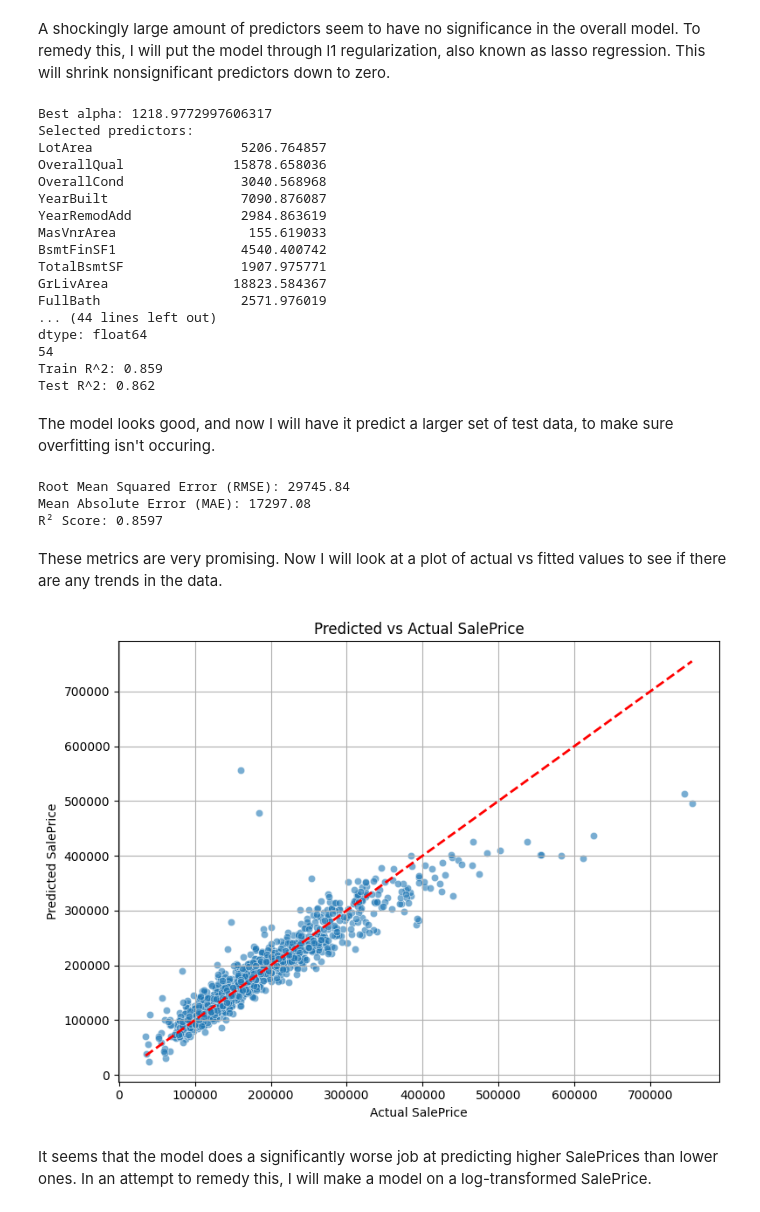
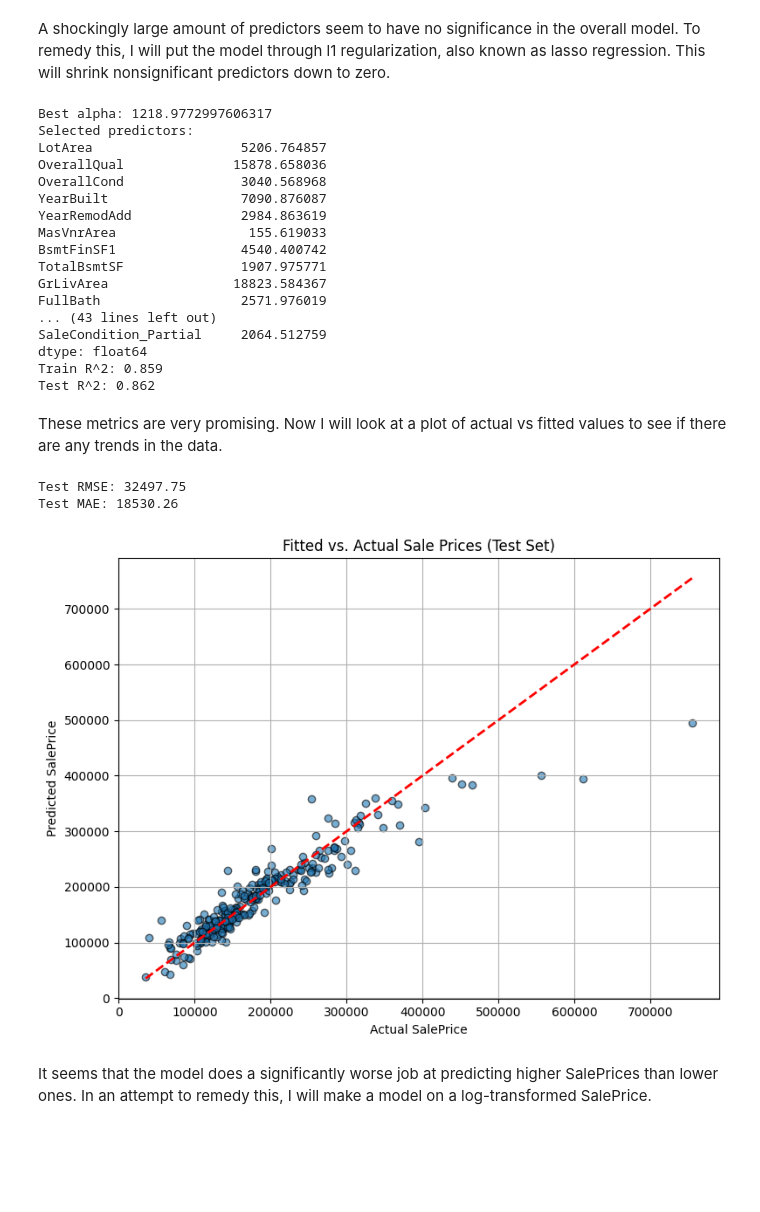
Before and after one commit to HariPeri/ML-Final-Project, a Jupyter notebook: MLR/MLR.ipynb, the cells around one changed output. Cells and saved outputs as stored; diff of their text form; code cells hidden in the pictures; blank space fills up the shorter version.

```diff
--- a/MLR/MLR.ipynb
+++ b/MLR/MLR.ipynb
@@ -303,24 +317,22 @@ from sklearn.model_selection import train_test_split
 # Train/test split
 X_train, X_test, y_train, y_test = train_test_split(housing_data, y, test_size=0.2, random_state=42)
 
-# Standardize predictors
+# Standardize features
 scaler = StandardScaler()
 X_train_scaled = scaler.fit_transform(X_train)
 X_test_scaled = scaler.transform(X_test)
+
+# Fit Lasso
 lasso = LassoCV(cv=5, max_iter=10000, random_state=42)
 lasso.fit(X_train_scaled, y_train)
 
+# Print model results
 print(f"Best alpha: {lasso.alpha_}")
 lasso_coef = pd.Series(lasso.coef_, index=housing_data.columns)
-
-# Show non-zero predictors
 print("Selected predictors:")
 print(lasso_coef[lasso_coef != 0])
-print(len(lasso_coef[lasso_coef != 0]))
 print(f"Train R^2: {lasso.score(X_train_scaled, y_train):.3f}")
 print(f"Test R^2: {lasso.score(X_test_scaled, y_test):.3f}")
-
-selected = lasso_coef[lasso_coef != 0]
 # %% [output]
 Best alpha: 1218.9772997606317
 Selected predictors:
@@ -334,10 +346,8 @@ BsmtFinSF1                4540.400742
 TotalBsmtSF               1907.975771
 GrLivArea                18823.584367
 FullBath                  2571.976019
-... (44 lines left out)
+... (43 lines left out)
+SaleCondition_Partial     2064.512759
 dtype: float64
-54
 Train R^2: 0.859
 Test R^2: 0.862
-# %% [markdown]
-The model looks good, and now I will have it predict a larger set of test data, to make sure overfitting isn't occuring.
@@ -389,31 +354,30 @@ y_test_pred = lasso.predict(X_test_scaled)
-# %%
-from sklearn.metrics import mean_squared_error, mean_absolute_error, r2_score
-rmse = np.sqrt(mean_squared_error(y_test, y_test_pred))
-mae = mean_absolute_error(y_test, y_test_pred)
-r2 = r2_score(y_test, y_test_pred)
-
-# Print them out
-print(f"Root Mean Squared Error (RMSE): {rmse:.2f}")
-print(f"Mean Absolute Error (MAE): {mae:.2f}")
-print(f"R² Score: {r2:.4f}")
-# %% [output]
-Root Mean Squared Error (RMSE): 29745.84
-Mean Absolute Error (MAE): 17297.08
-R² Score: 0.8597
 # %% [markdown]
 These metrics are very promising. Now I will look at a plot of actual vs fitted values to see if there are any trends in the data.
 # %%
+from sklearn.metrics import mean_squared_error, mean_absolute_error, r2_score
+
+y_pred = lasso.predict(X_test_scaled)
+
+# Metrics
+rmse = np.sqrt(mean_squared_error(y_test, y_pred))
+mae = mean_absolute_error(y_test, y_pred)
+print(f"Test RMSE: {rmse:.2f}")
+print(f"Test MAE: {mae:.2f}")
+
+# Plot predicted vs actual
 plt.figure(figsize=(8, 6))
-sns.scatterplot(x=y_test, y=y_test_pred, alpha=0.6)
+plt.scatter(y_test, y_pred, alpha=0.6, edgecolor='k')
 plt.plot([y_test.min(), y_test.max()], [y_test.min(), y_test.max()], 'r--', lw=2)
 plt.xlabel("Actual SalePrice")
 plt.ylabel("Predicted SalePrice")
-plt.title("Predicted vs Actual SalePrice")
+plt.title("Fitted vs. Actual Sale Prices (Test Set)")
 plt.grid(True)
 plt.tight_layout()
 plt.show()
 # %% [output]
+Test RMSE: 32497.75
+Test MAE: 18530.26
-[figure, old version]
+[figure, new version]
 # %% [markdown]
 It seems that the model does a significantly worse job at predicting higher SalePrices than lower ones. In an attempt to remedy this, I will make a model on a log-transformed SalePrice.
 # %%
```
Also changed, not shown: parts of 12 cells of this notebook.
